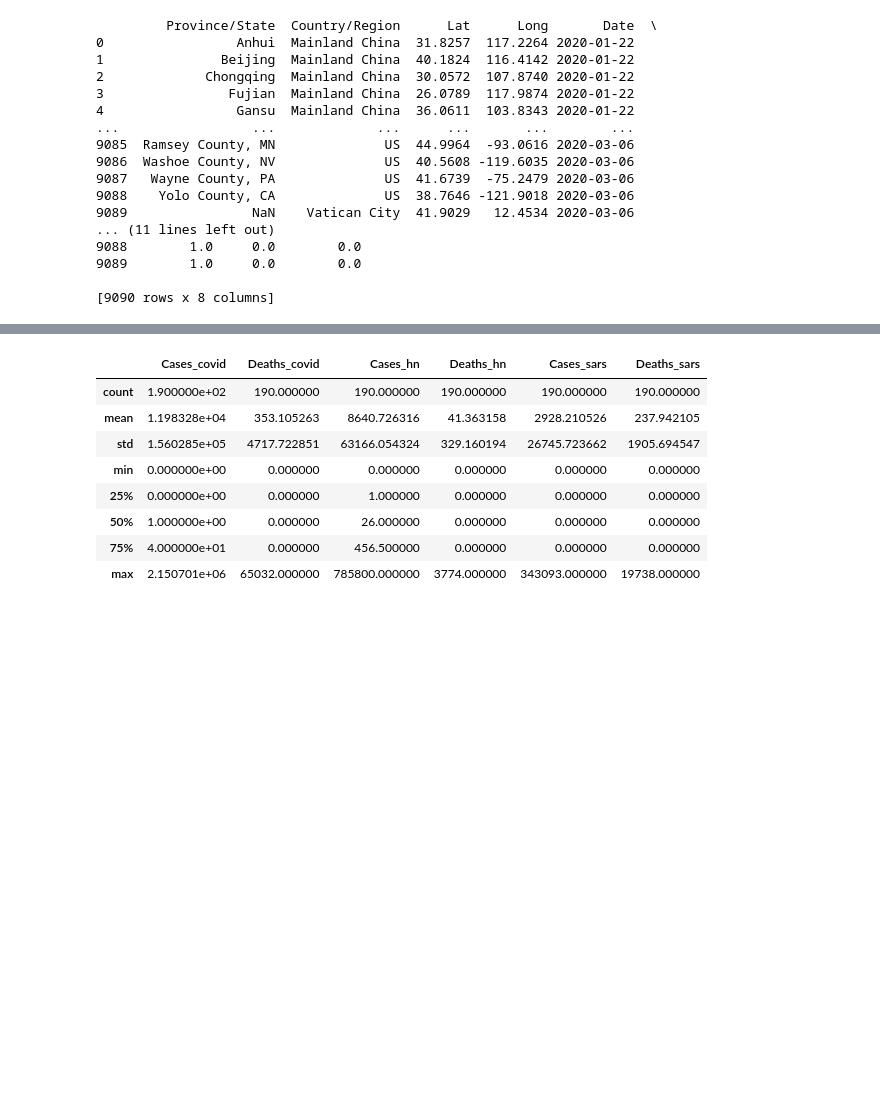
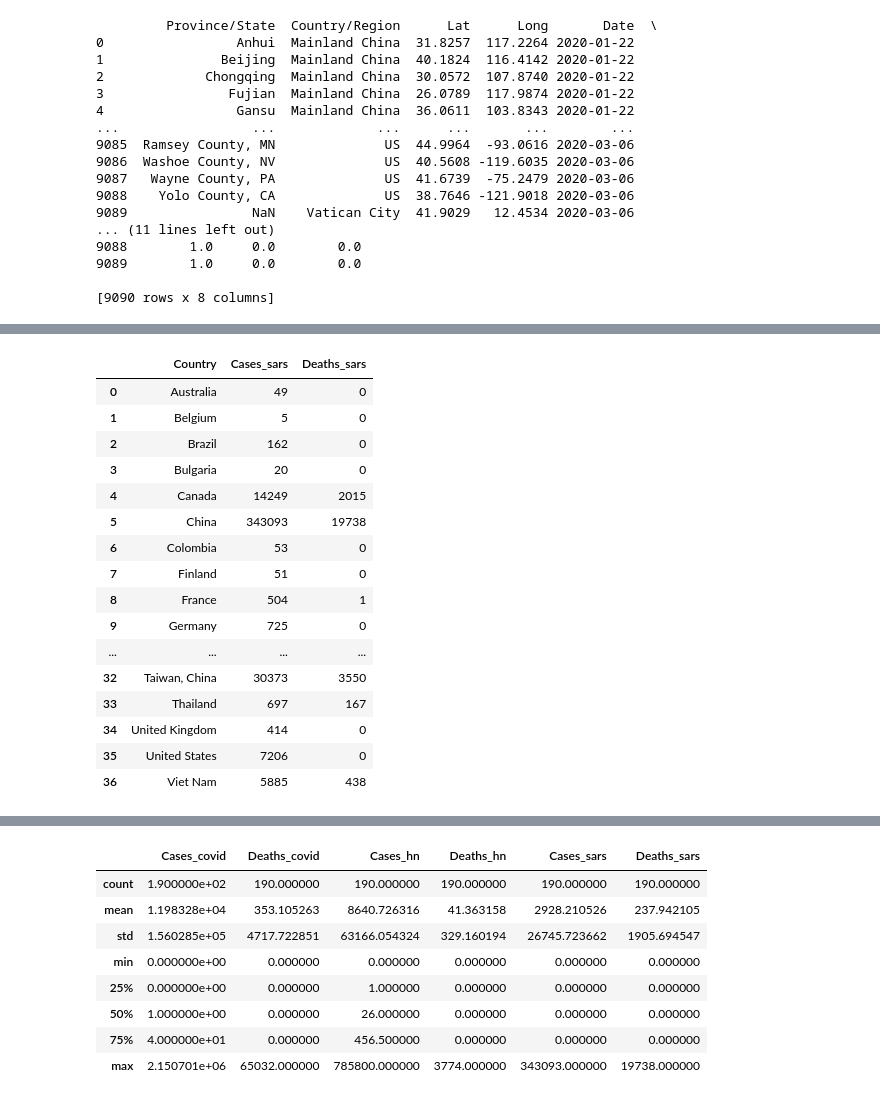
Before and after one commit to Enrique-Gaspar/ETLproject, a Jupyter notebook: outbreaks_analysis.ipynb, the cells around one changed output, grey strips where cells are left out. Cells and saved outputs as stored; diff of their text form; code cells hidden in the pictures; blank space fills up the shorter version.

```diff
--- a/outbreaks_analysis.ipynb
+++ b/outbreaks_analysis.ipynb
@@ -367,0 +240,6 @@ all_df.head()
+# %%
+# sars Data
+
+# sars dataset
+sars = pd.read_csv('Resources/sars_2003.csv')
+print(sars)
@@ -367,0 +264,4 @@ all_df.head()
+# %%
+# selecting only the columns we need
+sars_s = sars[['Country', 'Cumulative number of case(s)', 'Number of deaths']]
+print(sars_s)
@@ -367,0 +283,4 @@ all_df.head()
+# %%
+# renaming columns
+sars_s.columns = ['Country', 'Cases_sars', 'Deaths_sars']
+print(sars_s)
@@ -367,0 +302,23 @@ all_df.head()
+# %%
+# group by country
+sars_gb = sars_s.groupby(['Country'])['Cases_sars', 'Deaths_sars']
+sars_gb_ri = sars_gb.sum().reset_index()
+sars_gb_ri
+# %% [output]
+|  | Country | Cases_sars | Deaths_sars |
+| 0 | Australia | 49 | 0 |
+| 1 | Belgium | 5 | 0 |
+| 2 | Brazil | 162 | 0 |
+| 3 | Bulgaria | 20 | 0 |
+| 4 | Canada | 14249 | 2015 |
+| 5 | China | 343093 | 19738 |
+| 6 | Colombia | 53 | 0 |
+| 7 | Finland | 51 | 0 |
+| 8 | France | 504 | 1 |
+| 9 | Germany | 725 | 0 |
+| ... | ... | ... | ... |
+| 32 | Taiwan, China | 30373 | 3550 |
+| 33 | Thailand | 697 | 167 |
+| 34 | United Kingdom | 414 | 0 |
+| 35 | United States | 7206 | 0 |
+| 36 | Viet Nam | 5885 | 438 |
```
Also changed, not shown: parts of 43 cells of this notebook, 1 other file.
